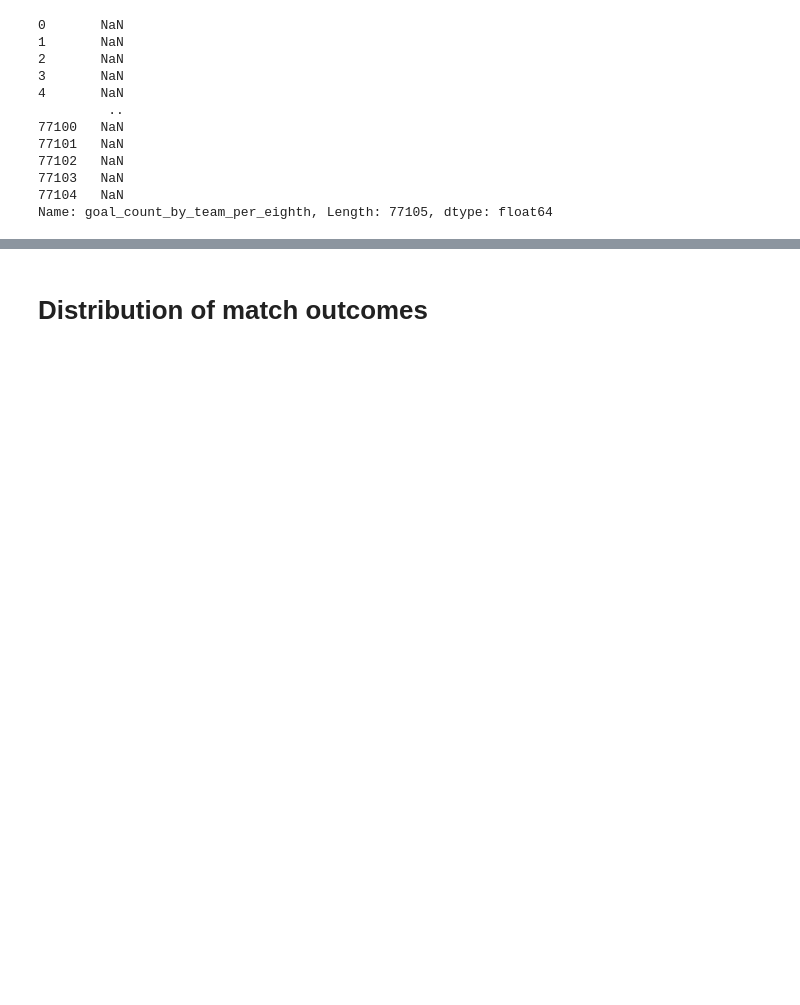
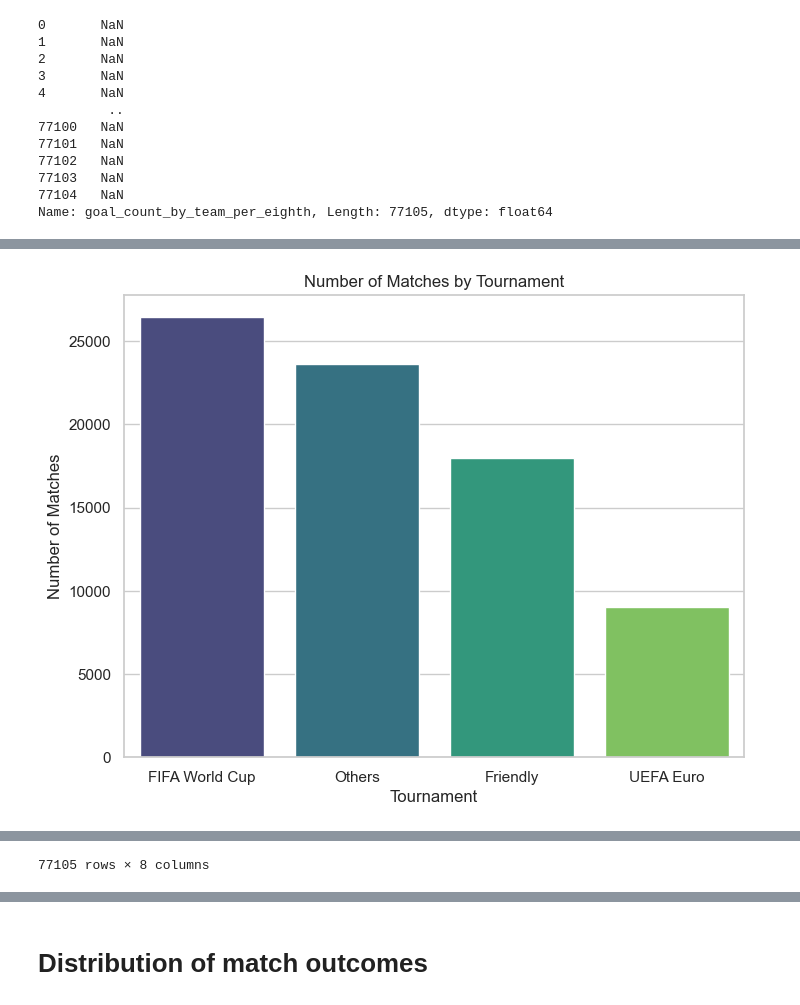
Before and after one commit to edenede2/MLcourse, a Jupyter notebook: a2/sectionA.ipynb, the cells around one changed output, grey strips where cells are left out. Drawn from its saved outputs; the diff is of its cells as text; code cells hidden in the pictures; blank space fills up the shorter version.

```diff
--- a/a2/sectionA.ipynb
+++ b/a2/sectionA.ipynb
@@ -548,0 +827,15 @@ merged_df['goal_count_by_player_per_eighth_per_season'] = merged_df.groupby(['sc
+# %%
+# get the tournament feature back from the merged_df after dropping the tournament columns
+
+for col in training_model_df.columns:
+    if 'tournament' in col:
+        training_model_df.drop(columns=col, inplace=True)
+
+training_model_df['tournament'] = merged_df['tournament']
+# %%
+# Get the decade feature back from the merged_df after dropping the decade columns
+for col in training_model_df.columns:
+    if 'decade' in col:
+        training_model_df.drop(columns=col, inplace=True)
+
+training_model_df['decade'] = merged_df['decade']
@@ -548,0 +858,26 @@ merged_df['goal_count_by_player_per_eighth_per_season'] = merged_df.groupby(['sc
+# %%
+# Aggregating the tournament feature by FIFA World Cup, UEFA Euro, Friendly, and others
+for i, row in training_model_df.iterrows():
+    if 'FIFA World Cup' in row['tournament']:
+        training_model_df.at[i, 'tournament'] = 'FIFA World Cup'
+    elif 'UEFA Euro' in row['tournament']:
+        training_model_df.at[i, 'tournament'] = 'UEFA Euro'
+    elif 'Friendly' in row['tournament']:
+        training_model_df.at[i, 'tournament'] = 'Friendly'
+    else:
+        training_model_df.at[i, 'tournament'] = 'Others'
+
+count_tournament = training_model_df['tournament'].value_counts()
+
+plt.figure(figsize=(8, 6))
+sns.barplot(x=count_tournament.index, y=count_tournament.values, palette='viridis')
+plt.title('Number of Matches by Tournament')
+plt.xlabel('Tournament')
+plt.ylabel('Number of Matches')
+plt.show()
+
+
+# Group the features importance by tournament
+display(training_model_df)
+# %% [output]
+[figure, added]
@@ -548,0 +896 @@ merged_df['goal_count_by_player_per_eighth_per_season'] = merged_df.groupby(['sc
+77105 rows × 8 columns
```
Also changed, not shown: parts of 48 cells of this notebook.
